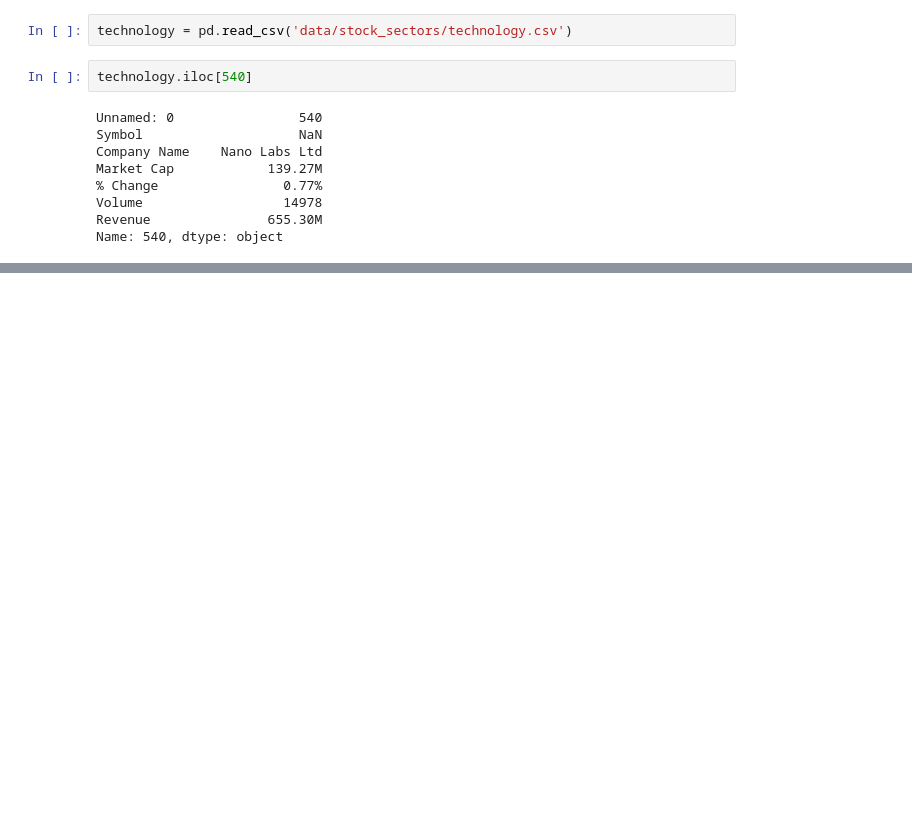
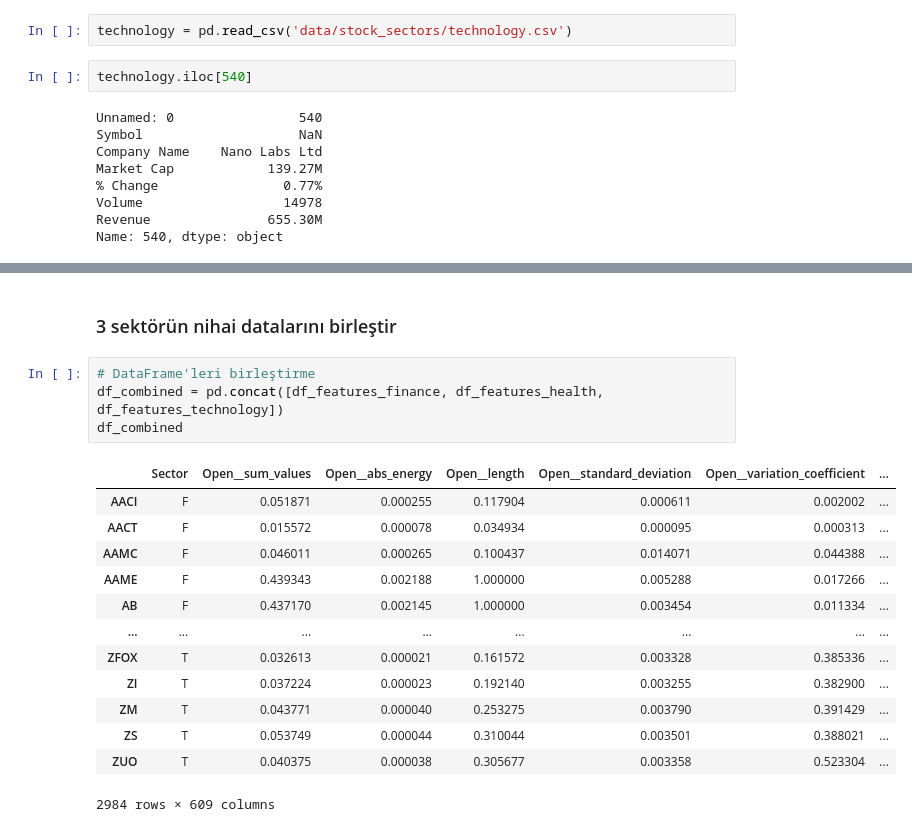
Before and after one commit to mervtutar/Time-Series-Analysis-and-Classification-based-on-Stock-Sectors, a Jupyter notebook: proje.ipynb, the cells around one changed output, grey strips where cells are left out. Cells and saved outputs as stored; diff of their text form; blank space fills up the shorter version.

```diff
--- a/proje.ipynb
+++ b/proje.ipynb
@@ -348,0 +856,20 @@ ticker_monthly_close_technology
+# %% [markdown]
+### 3 sektörün nihai datalarını birleştir
+# %%
+# DataFrame'leri birleştirme
+df_combined = pd.concat([df_features_finance, df_features_health, df_features_technology])
+df_combined
+# %% [output]
+|  | Sector | Open__sum_values | Open__abs_energy | Open__length | Open__standard_deviation | Open__variation_coefficient | ... |
+| AACI | F | 0.051871 | 0.000255 | 0.117904 | 0.000611 | 0.002002 | ... |
+| AACT | F | 0.015572 | 0.000078 | 0.034934 | 0.000095 | 0.000313 | ... |
+| AAMC | F | 0.046011 | 0.000265 | 0.100437 | 0.014071 | 0.044388 | ... |
+| AAME | F | 0.439343 | 0.002188 | 1.000000 | 0.005288 | 0.017266 | ... |
+| AB | F | 0.437170 | 0.002145 | 1.000000 | 0.003454 | 0.011334 | ... |
+| ... | ... | ... | ... | ... | ... | ... | ... |
+| ZFOX | T | 0.032613 | 0.000021 | 0.161572 | 0.003328 | 0.385336 | ... |
+| ZI | T | 0.037224 | 0.000023 | 0.192140 | 0.003255 | 0.382900 | ... |
+| ZM | T | 0.043771 | 0.000040 | 0.253275 | 0.003790 | 0.391429 | ... |
+| ZS | T | 0.053749 | 0.000044 | 0.310044 | 0.003501 | 0.388021 | ... |
+| ZUO | T | 0.040375 | 0.000038 | 0.305677 | 0.003358 | 0.523304 | ... |
+2984 rows × 609 columns
```
Also changed, not shown: parts of 58 cells of this notebook.
